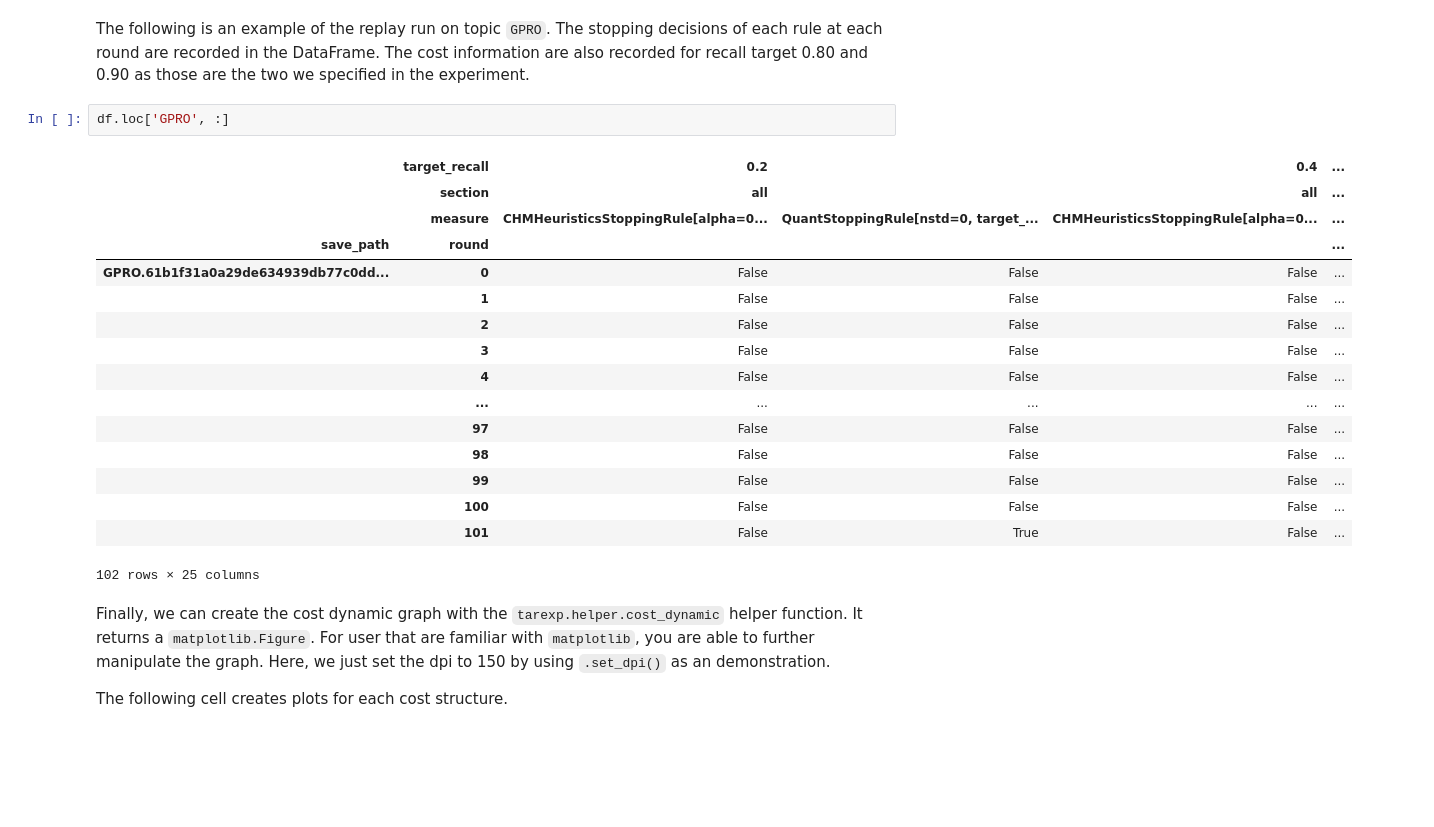
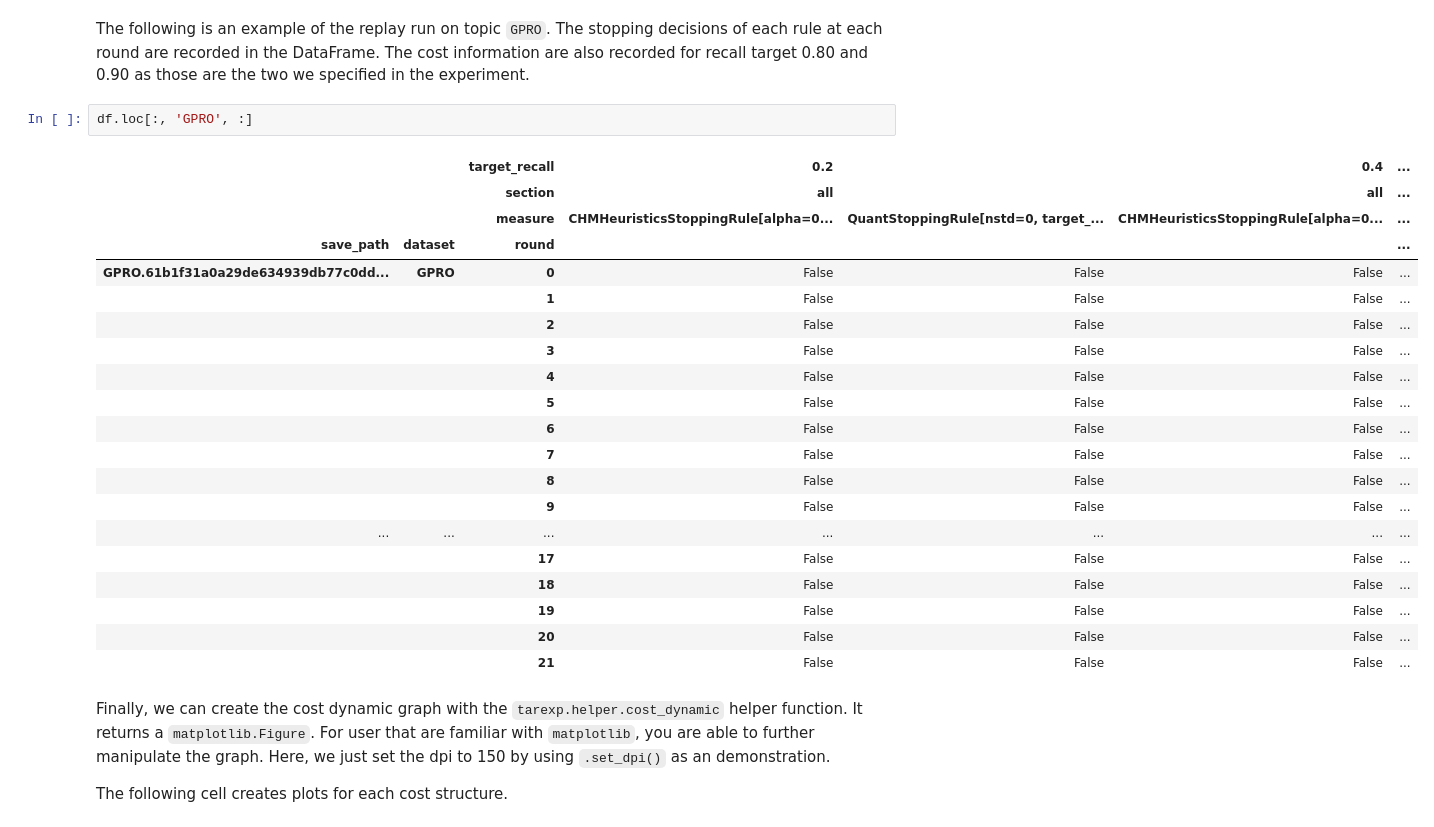
Before and after one commit to eugene-yang/tarexp, a Jupyter notebook: examples/exp-demo.ipynb, the cells around one changed output. Drawn from its saved outputs; the diff is of its cells as text; blank space fills up the shorter version.

```diff
--- a/examples/exp-demo.ipynb
+++ b/examples/exp-demo.ipynb
@@ -105,24 +117,28 @@ df = tarexp.helper.createDFfromResults('./test_stopping_rules', remove_redundant
 # %% [markdown]
 The following is an example of the replay run on topic `GPRO`. The stopping decisions of each rule at each round are recorded in the DataFrame. The cost information are also recorded for recall target 0.80 and 0.90 as those are the two we specified in the experiment.
 # %%
-df.loc['GPRO', :]
+df.loc[:, 'GPRO', :]
 # %% [output]
-|  | target_recall | 0.2 |  | 0.4 | ... |
-|  | section | all |  | all | ... |
-|  | measure | CHMHeuristicsStoppingRule[alpha=0... | QuantStoppingRule[nstd=0, target_... | CHMHeuristicsStoppingRule[alpha=0... | ... |
-| save_path | round |  |  |  | ... |
-| GPRO.61b1f31a0a29de634939db77c0dd... | 0 | False | False | False | ... |
-|  | 1 | False | False | False | ... |
-|  | 2 | False | False | False | ... |
-|  | 3 | False | False | False | ... |
-|  | 4 | False | False | False | ... |
-|  | ... | ... | ... | ... | ... |
-|  | 97 | False | False | False | ... |
-|  | 98 | False | False | False | ... |
-|  | 99 | False | False | False | ... |
-|  | 100 | False | False | False | ... |
-|  | 101 | False | True | False | ... |
+|  |  | target_recall | 0.2 |  | 0.4 | ... |
+|  |  | section | all |  | all | ... |
+|  |  | measure | CHMHeuristicsStoppingRule[alpha=0... | QuantStoppingRule[nstd=0, target_... | CHMHeuristicsStoppingRule[alpha=0... | ... |
+| save_path | dataset | round |  |  |  | ... |
+| GPRO.61b1f31a0a29de634939db77c0dd... | GPRO | 0 | False | False | False | ... |
+|  |  | 1 | False | False | False | ... |
+|  |  | 2 | False | False | False | ... |
+|  |  | 3 | False | False | False | ... |
+|  |  | 4 | False | False | False | ... |
+|  |  | 5 | False | False | False | ... |
+|  |  | 6 | False | False | False | ... |
+|  |  | 7 | False | False | False | ... |
+|  |  | 8 | False | False | False | ... |
+|  |  | 9 | False | False | False | ... |
+| ... | ... | ... | ... | ... | ... | ... |
+|  |  | 17 | False | False | False | ... |
+|  |  | 18 | False | False | False | ... |
+|  |  | 19 | False | False | False | ... |
+|  |  | 20 | False | False | False | ... |
+|  |  | 21 | False | False | False | ... |
-102 rows × 25 columns
 # %% [markdown]
 Finally, we can create the cost dynamic graph with the `tarexp.helper.cost_dynamic` helper function. It returns a `matplotlib.Figure`. For user that are familiar with `matplotlib`, you are able to further manipulate the graph. Here, we just set the dpi to 150 by using `.set_dpi()` as an demonstration.
 
```
Also changed, not shown: parts of 11 cells of this notebook.
